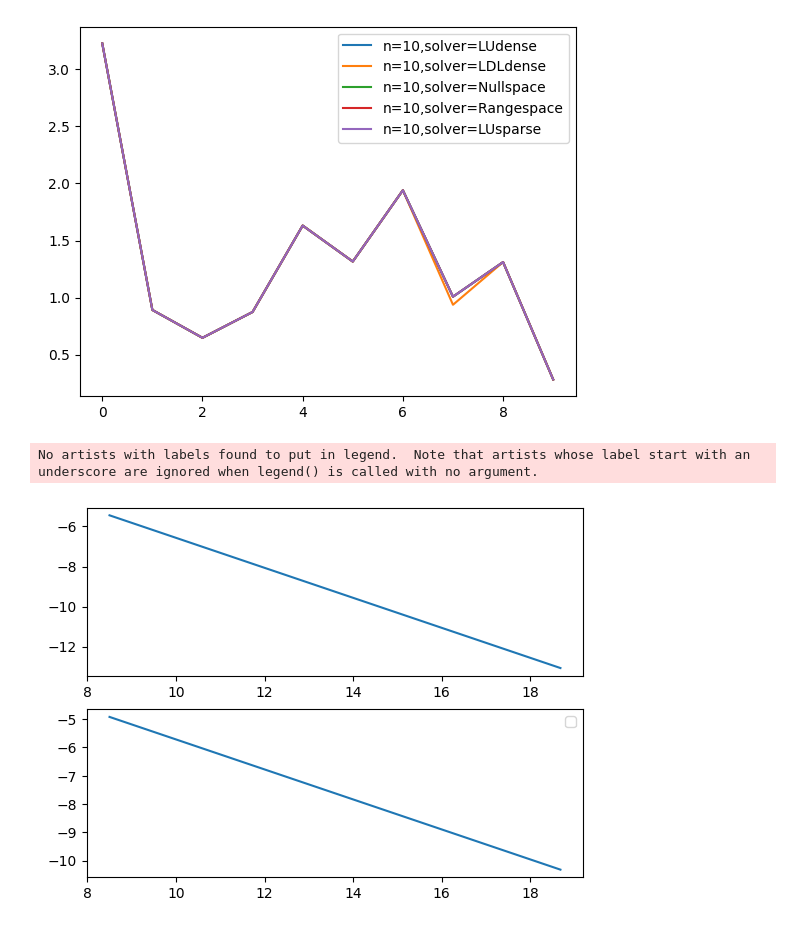
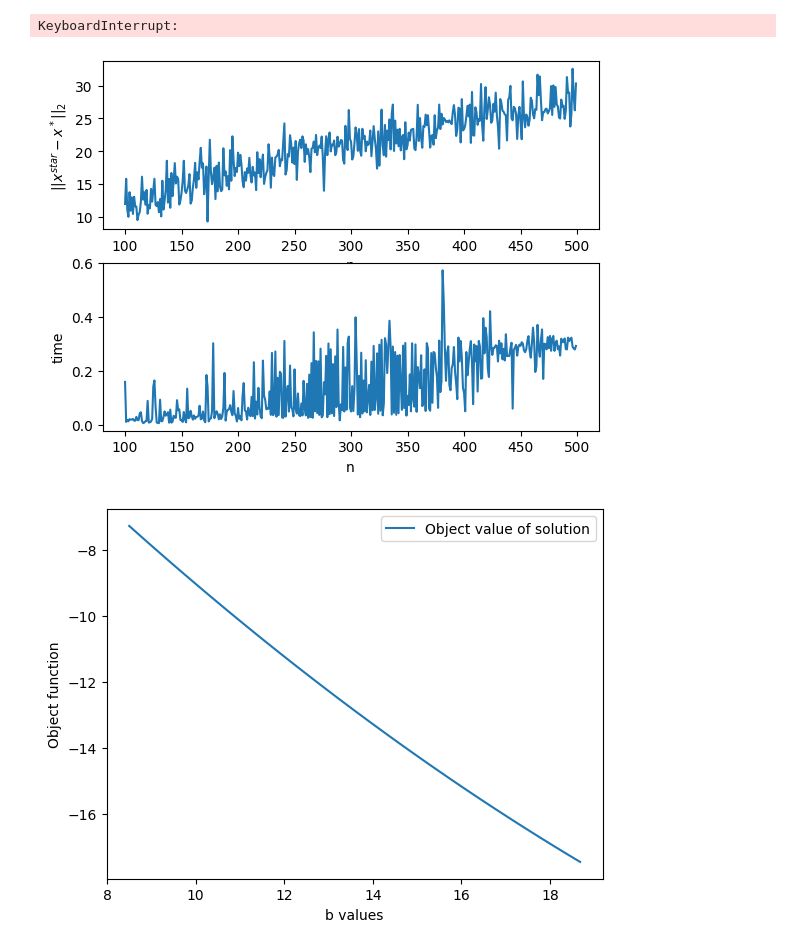
Before and after one commit to MarcusKNielsen/ConOpti, a Jupyter notebook: Algorithms/QP/main_solvers.ipynb, the cells around one changed output. Saved outputs shown, nothing was run; the diff lists cells and outputs as text; code cells hidden in the pictures.

```diff
--- a/Algorithms/QP/main_solvers.ipynb
+++ b/Algorithms/QP/main_solvers.ipynb
@@ -4,34 +4,50 @@ import numpy as np
 import matplotlib.pyplot as plt
 from time import perf_counter
 # %%
+n           = np.arange(start=100,stop=500, dtype=int)
+alpha       = 2
+solvers     = ["LUdense","LDLdense","Nullspace","Rangespace","LUsparse"]
 
-n       = np.arange(start=10,stop=11, dtype=int)
-alpha   = 2
-solvers = ["LUdense","LDLdense","Nullspace","Rangespace","LUsparse"]
+fig, (ax1,ax2) = plt.subplots(2, 1)
 
-plt.figure()
+for solver in solvers:
 
-for i in n:
-
-    # Current problem given current n
-    H, g, A, b, x_star,lamb_star,lenrhs = constructQP(i,alpha)
+    err_temp    = []
+    times       = []
 
     # Computing solution from all solvers
-    for solver in solvers:
+    for i in n:
 
+        # Current problem given current n
+        H, g, A, b, x_star,lamb_star,lenrhs = constructQP(i,alpha)
+
+        # timing the solver
+        start = perf_counter()
         x,lam = EqualityQPSolver(H,g,A,b,solver)
 
-        err_temp = np.abs(x-x_star)
+        # time of solver
+        times.append(perf_counter()-start)
 
-        plt.plot(err_temp,label=f"n={i},solver={solver}")
+        # 2 norm of error
+        err_temp.append(np.linalg.norm(x-x_star,2))
+
+    ax1.plot(n,err_temp,label=f"{solver} solver as a function of n")
+    ax1.set_xlabel("n")
+    ax1.set_ylabel(r"$||x^{star}-x^*||_2$")
+    ax2.plot(n,times,label=f"{solver} solver as a function of n")
+    ax2.set_xlabel("n")
+    ax2.set_ylabel("time")
 
 plt.legend()
 plt.show()
-
-# Hvad sker der for at KKT matricen bliver singular??
 # %% [output]
+KeyboardInterrupt:
-[figure, old version]
+[figure, new version]
 # %%
+def object_solution(x):
+
+    return 1/2*x.T@H@x+g.T@x
+
 H = np.array([
     [5.0000, 1.8600, 1.2400, 1.4800, -0.4600],
     [1.8600, 3.0000, 0.4400, 1.1200, 0.5200],
@@ -54,31 +70,25 @@ g = np.array([
     -18.6800])
 
 def b_vec(val):
-    b = np.array([15,val])
+    b = np.array([val,1])
     return b
 
 b_values = np.linspace(8.5,18.68,100)
 
-fig, (ax1, ax2) = plt.subplots(2, 1)
+n,m = A.shape
+obj_sol = np.zeros(len(b_values))
 
-n,m = A.shape
-
-x_sol = np.zeros([len(b_values),n])
-lam_sol = np.zeros([len(b_values),m])
-
+fig, (ax1) = plt.subplots(1, 1)
 for i,val in enumerate(b_values):
 
     x,lam = EqualityQPSolver(H,g,A,b_vec(val),"LUdense")
-    x_sol[i,:] = x
-    lam_sol[i,:] = lam
+    obj_sol[i] = object_solution(x)
 
-ax1.plot(b_values,x_sol[:,0])   #,label = f"x values for b={val}")
-ax2.plot(b_values,lam_sol[:,0]) #,label=f"lambda values for b={val}")
+ax1.plot(b_values,obj_sol,label = "Object value of solution")
+ax1.set_xlabel("b values")
+ax1.set_ylabel("Object value of solution")
 
 plt.legend()
 plt.show()
-
-# Hvad skal x aksen være ??
 # %% [output]
-No artists with labels found to put in legend.  Note that artists whose label start with an underscore are ignored when legend() is called with no argument.
-[figure, old version]
+[figure, new version]
```
Also changed, not shown: parts of 1 cell of this notebook, 2 other files.
